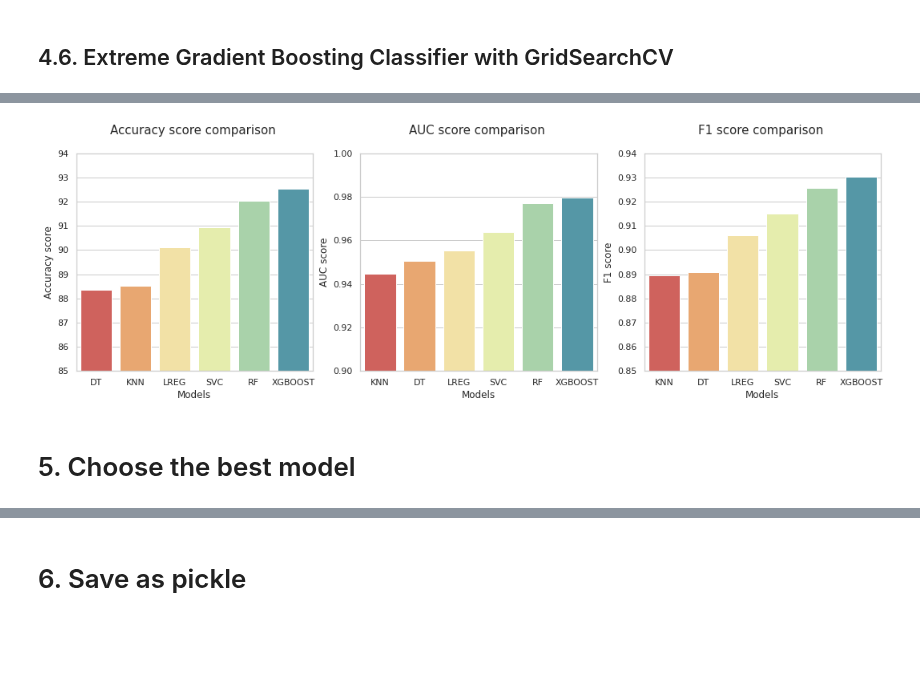
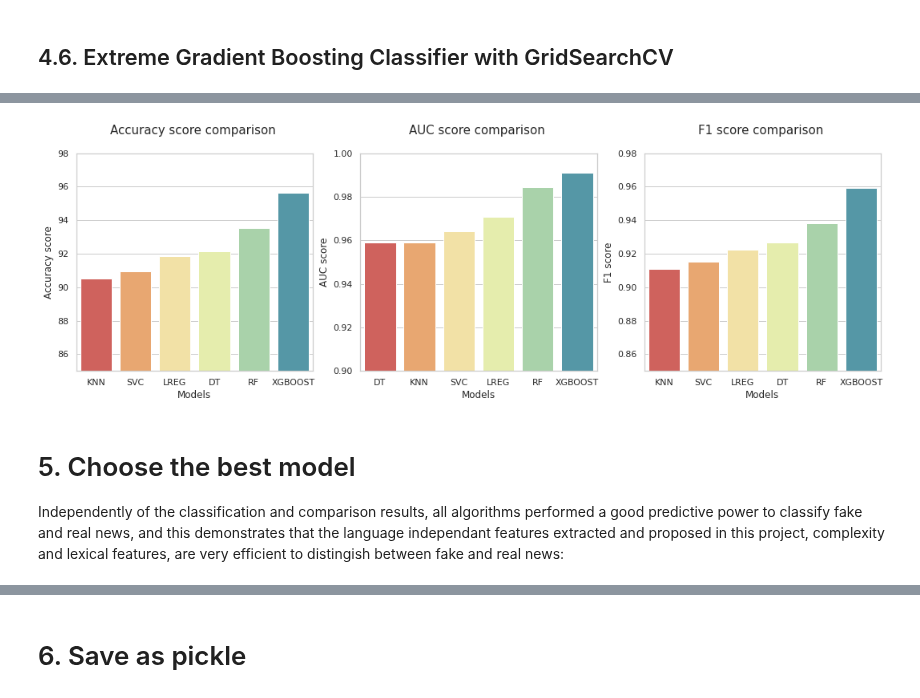
Before and after one commit to pipe11/TFM_fake_news_detector, a Jupyter notebook: models/11_final_notebook_models_explained.ipynb, the cells around one changed output, grey strips where cells are left out. Saved outputs shown, nothing was run; the diff lists cells and outputs as text; code cells hidden in the pictures; blank space fills up the shorter version.

Commit message:
modelling finished, updated visualizations and comments

```diff
--- a/models/11_final_notebook_models_explained.ipynb
+++ b/models/11_final_notebook_models_explained.ipynb
@@ -1231,13 +1251,17 @@ F1 Score: 0.94
 # %% [markdown]
 ## 4.6. Extreme Gradient Boosting Classifier with GridSearchCV
 # %%
+%%time
+
 import seaborn as sns
 import pandas as pd
 import numpy as np
 from matplotlib import pyplot as plt
 
+import xgboost as xgb
+from xgboost.sklearn import XGBClassifier
 from scipy import stats
-from xgboost.sklearn import XGBClassifier
+from scipy.sparse import hstack, csr_matrix
 from sklearn.model_selection import StratifiedKFold
 from sklearn.model_selection import train_test_split, GridSearchCV
 from sklearn import metrics
@@ -1295,7 +1319,7 @@ y_pred = xgb_model2.predict(X_test)
 probs = xgb_model2.predict_proba(X_test)
 probs = probs[:, 1]
 
-prediction_results(xgb_model2, y_test, X_test, y_pred, probs)
+xgb2_accuracy_score, xgb2_auc_score, xgb2_f1_score = prediction_results(xgb_model2, y_test, X_test, y_pred, probs)
 
 # confusion matrix
 
@@ -1313,10 +1337,10 @@ axsub = xgb.plot_importance(xgb_model2, max_num_features = 100, ax = ax)
 Text_yticklabels = list(axsub.get_yticklabels())
 dict_features = dict(enumerate(feature_names))
 list_yticklabels = [Text_yticklabels[i].get_text().lstrip('f') for i in range(len(Text_yticklabels))]
-lst_yticklabels = [dict_features[int(i)] for i in lst_yticklabels]
+list_yticklabels = [dict_features[int(i)] for i in list_yticklabels]
 
 plt.title("XGBOOST Feature Importance")
-axsub.set_yticklabels(lst_yticklabels)
+axsub.set_yticklabels(list_yticklabels)
 plt.show()
 # %% [output]
 Fitting 3 folds for each of 128 candidates, totalling 384 fits
@@ -1412,6 +1369,6 @@ auc_score2 = [logreg2_auc_score, knn2_auc_score, svc2_auc_score, dt2_auc_score,
 f1_score2 = [logreg2_f1_score, knn2_f1_score, svc2_f1_score, dt2_f1_score, rf2_f1_score, xgb2_f1_score]
 models2 = ['LREG', 'KNN', 'SVC', 'DT', 'RF', 'XGBOOST']
 
-data2 = pd.DataFrame({'Models': models, 'Accuracy score': accuracy_score, 'AUC score': auc_score, 'F1 score': f1_score})
+data2 = pd.DataFrame({'Models': models2, 'Accuracy score': accuracy_score2, 'AUC score': auc_score2, 'F1 score': f1_score2})
 data2
 # %% [output]
@@ -1419,24 +1382,28 @@ NameError: name 'knn2_accuracy_score' is not defined
 # %%
 f, axs = plt.subplots(1,3, figsize = (18, 5))
 sns.set(style = 'whitegrid')
 
 ax1 = sns.barplot(y = 'Accuracy score', x = 'Models', data = data2, order = data2.sort_values('Accuracy score').Models,
             ax = axs[0], palette = 'Spectral')
-ax1ylim = ax1.set_ylim([85, 94])
+ax1ylim = ax1.set_ylim([85, 98])
 ax1title = ax1.set_title('Accuracy score comparison \n', fontsize = 15)
 
 
 ax2 = sns.barplot(y = 'AUC score', x = 'Models', data = data2, order = data2.sort_values('AUC score').Models,
             ax = axs[1], palette = 'Spectral')
 ax2ylim = ax2.set_ylim([0.9, 1.0])
 ax2title = ax2.set_title('AUC score comparison \n', fontsize = 15)
 
 
 ax3 = sns.barplot(y = 'F1 score', x = 'Models', data = data2, order = data2.sort_values('F1 score').Models,
             ax = axs[2], palette = 'Spectral')
-ax3ylim = ax3.set_ylim([0.85, 0.94])
+ax3ylim = ax3.set_ylim([0.85, 0.98])
 ax3title = ax3.set_title('F1 score comparison \n', fontsize = 15)
+
+plt.savefig('../imgs/eval_metrics_models2.png')
 # %% [output]
-[figure, old version]
+[figure, new version]
-# %% [markdown]
-# 5. Choose the best model
+# %% [markdown]
+# 5. Choose the best model
+
+Independently of the classification and comparison results, all algorithms performed a good predictive power to classify fake and real news, and this demonstrates that the language independant features extracted and proposed in this project, complexity and lexical features, are very efficient to distingish between fake and real news:
```
Also changed, not shown: parts of 39 cells of this notebook, 10 other files.
